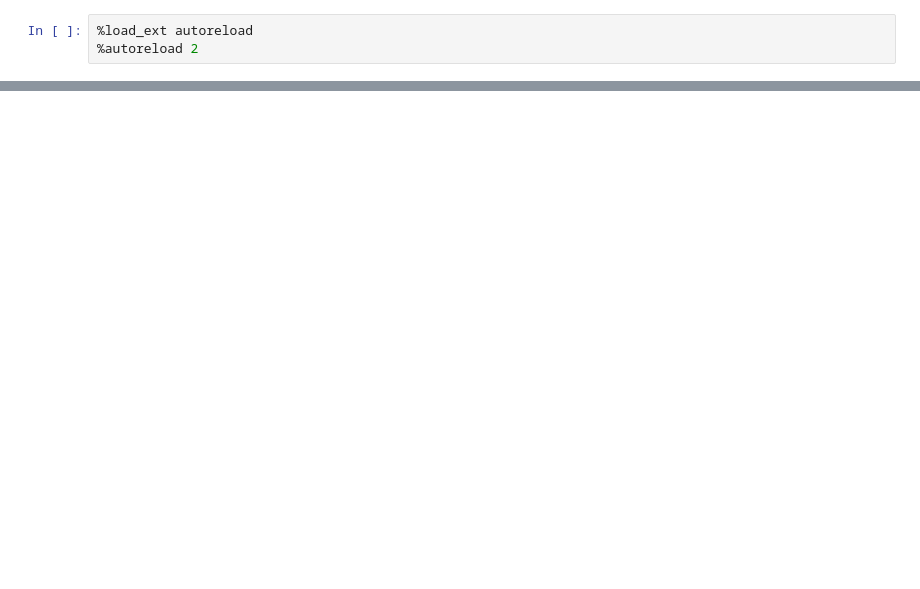
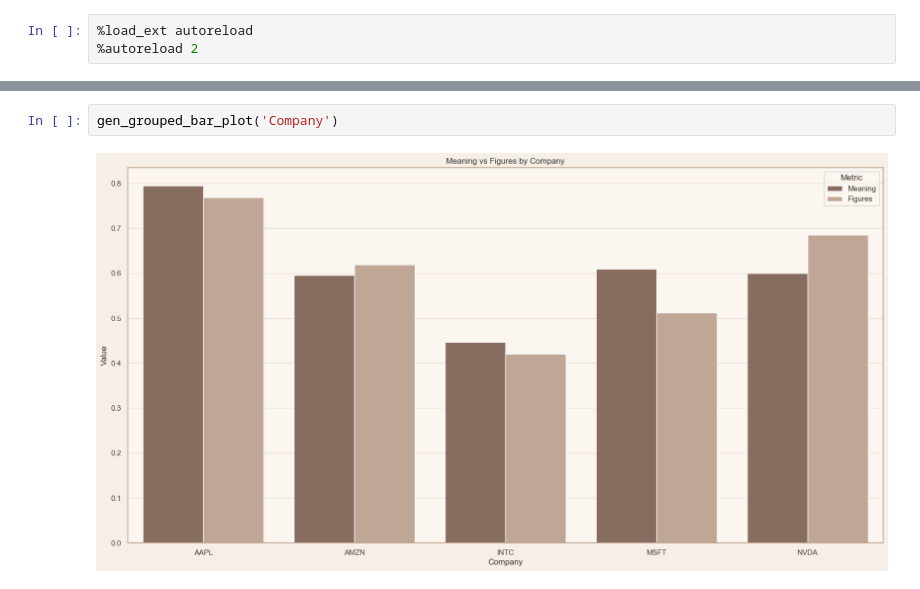
Before and after one commit to sixamsunriseee/rag-form10q, a Jupyter notebook: notebooks/system_analysis.ipynb, the cells around one changed output, grey strips where cells are left out. Cells and saved outputs as stored; diff of their text form; blank space fills up the shorter version.

```diff
--- a/notebooks/system_analysis.ipynb
+++ b/notebooks/system_analysis.ipynb
@@ -107,0 +111,4 @@ Exception raised in Job[553]: InternalServerError(upstream connect error or disc
+# %%
+gen_grouped_bar_plot('Company')
+# %% [output]
+[figure, added]
```
Also changed, not shown: parts of 15 cells of this notebook.
